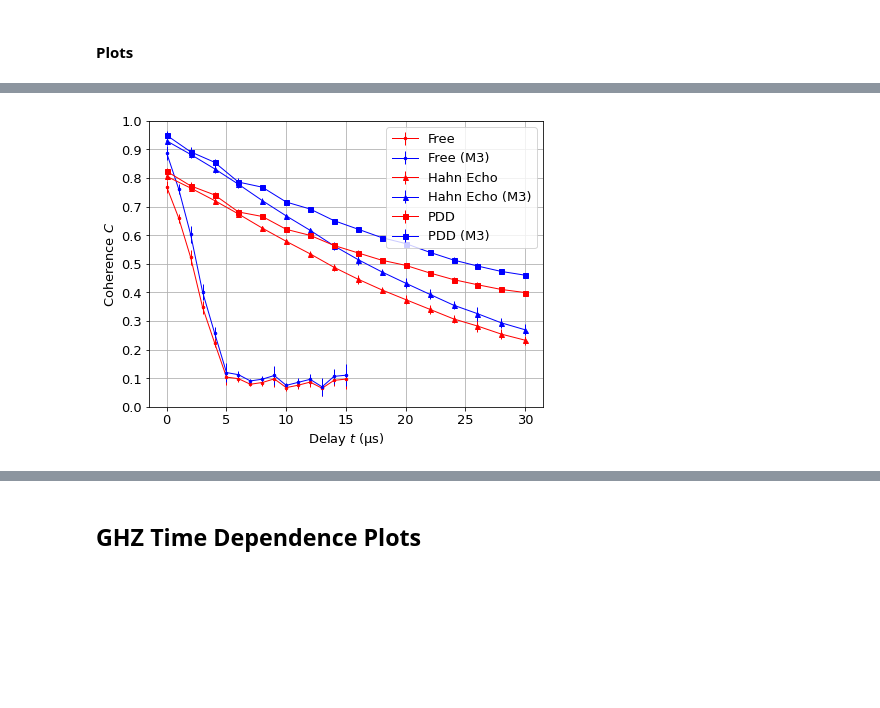
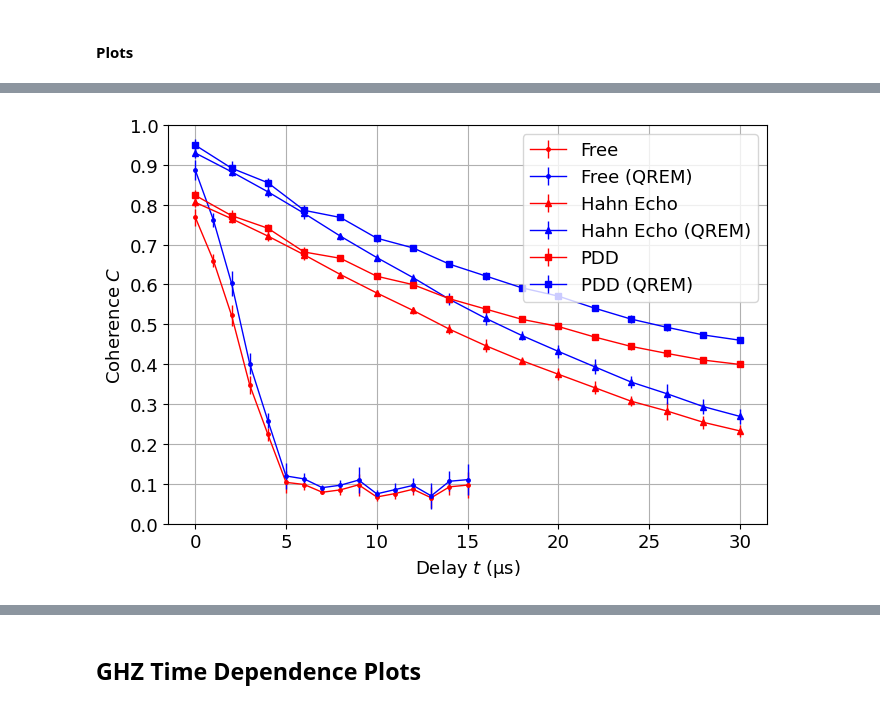
Before and after one commit to jkfids/qiskit-entangle, a Jupyter notebook: code/ghz_decays.ipynb, the cells around one changed output, grey strips where cells are left out. Drawn from its saved outputs; the diff is of its cells as text; code cells hidden in the pictures; blank space fills up the shorter version.

```diff
--- a/code/ghz_decays.ipynb
+++ b/code/ghz_decays.ipynb
@@ -98,6 +101,12 @@ Job ID: 635fba5d49bfe96877d1ac50
 Job ID: 635fba650b130e03e27f24ea
 Job ID: 635fba6b22eb4b718c0878a1
 Job ID: 635fba70c4d85b210bfdabc7
+# %%
+job0a = backend.retrieve_job('635fba4819ac676adf0eab00')
+job0b = backend.retrieve_job('635fba5d49bfe96877d1ac50')
+job0c = backend.retrieve_job('635fba650b130e03e27f24ea')
+job0d = backend.retrieve_job('635fba6b22eb4b718c0878a1')
+#job0e = backend.retrieve_job('635fba70c4d85b210bfdabc7')
 # %%
 #job_list = [job0a]
 job_list = [job0a, job0b, job0c, job0d]
@@ -136,6 +146,12 @@ Job ID: 635fba8919ac6727280eab03
 Job ID: 635fba8f332596235b2f59ee
 Job ID: 635fba9422eb4bd0c50878a3
 Job ID: 635fba9c4b970235334b6113
+# %%
+job1a = backend.retrieve_job('635fba8449bfe9c3f0d1ac52')
+job1b = backend.retrieve_job('635fba8919ac6727280eab03')
+job1c = backend.retrieve_job('635fba8f332596235b2f59ee')
+job1d = backend.retrieve_job('635fba9422eb4bd0c50878a3')
+job1e = backend.retrieve_job('635fba9c4b970235334b6113')
 # %%
 job_list = [job1a, job1b, job1c, job1d, job1e]
 #job_list = [job1a]
@@ -170,13 +187,19 @@ job2c = ghzdelay7_dd1.run_circuits(shots=shots)
 job2d = ghzdelay7_dd1.run_circuits(shots=shots)
 job2e = ghzdelay7_dd1.run_circuits(shots=shots)
 
-#cal = run_cal(backend, filename='calibrations/ghzdelays_cal')
+cal = run_cal(backend, filename='calibrations/ghzdelays_cal')
 # %% [output]
 Job ID: 635fbaae4b970219994b6114
 Job ID: 635fbac14b970216b14b6115
 Job ID: 635fbad5c4d85bb143fdabc8
 Job ID: 635fbae72227c66aa097d3bf
 Job ID: 635fbaf92227c6213497d3c0
+# %%
+job2a = backend.retrieve_job('635fbaae4b970219994b6114')
+job2b = backend.retrieve_job('635fbac14b970216b14b6115')
+job2c = backend.retrieve_job('635fbad5c4d85bb143fdabc8')
+job2d = backend.retrieve_job('635fbae72227c66aa097d3bf')
+job2e = backend.retrieve_job('635fbaf92227c6213497d3c0')
 # %%
 job_list = [job2a, job2b, job2c, job2d, job2e]
 #job_list = [job2a]
@@ -239,36 +267,36 @@ a = 0.9275320419727493, b = 0.024424307524650378
 # %%
-fig, ax = plt.subplots(figsize=(6.5, 5))
+fig, ax = plt.subplots(figsize=(7, 5))
 n = np.sqrt(5)
 markersize=5
 linewidth=1
 
 ax.errorbar(delays_ms0, means0[2][0], means0[2][1], ls='-', color='r', marker='.', markersize=markersize, linewidth=linewidth, label='Free')
-ax.errorbar(delays_ms0, means_mit0[2][0], means_mit0[2][1], ls='-', color='b', marker='.', markersize=markersize, linewidth=linewidth, label='Free (M3)')
+ax.errorbar(delays_ms0, means_mit0[2][0], means_mit0[2][1], ls='-', color='b', marker='.', markersize=markersize, linewidth=linewidth, label='Free (QREM)')
 
 ax.errorbar(delays_ms1, means1[2][0], means1[2][1], ls='-', color='r', marker='^', markersize=markersize, linewidth=linewidth, label='Hahn Echo')
 #ax.plot(X1afit, Y1afit, ls='-', color='r', linewidth=linewidth)
-ax.errorbar(delays_ms1, means_mit1[2][0], means_mit1[2][1], ls='-', color='b', marker='^', markersize=markersize, linewidth=linewidth, label='Hahn Echo (M3)')
+ax.errorbar(delays_ms1, means_mit1[2][0], means_mit1[2][1], ls='-', color='b', marker='^', markersize=markersize, linewidth=linewidth, label='Hahn Echo (QREM)')
 #ax.plot(X1bfit, Y1bfit, ls='-', color='b', linewidth=linewidth)
 
 ax.errorbar(delays_ms1, means2[2][0], means2[2][1], ls='-', color='r', marker='s', markersize=markersize, linewidth=linewidth, label='PDD')
 #ax.plot(X2afit, Y2afit, ls='-', color='r', linewidth=linewidth)
-ax.errorbar(delays_ms1, means_mit2[2][0], means_mit2[2][1], ls='-', color='b', marker='s', markersize=markersize, linewidth=linewidth, label='PDD (M3)')
+ax.errorbar(delays_ms1, means_mit2[2][0], means_mit2[2][1], ls='-', color='b', marker='s', markersize=markersize, linewidth=linewidth, label='PDD (QREM)')
 #ax.plot(X2bfit, Y2bfit, ls='-', color='b', linewidth=linewidth)
 
 #ax.errorbar(delays_ms1, means3[2][0], means3[2][1], ls='-', color='r', marker='s', markersize=markersize)
 #ax.errorbar(delays_ms1, means_mit3[2][0], means_mit3[2][1], ls='-', color='b', marker='s', markersize=markersize)
 
 ax.set_ylim(0, 1)
 ax.set_yticks(np.arange(0, 1.1, 0.1))
 
 ax.set_ylabel('Coherence $\it{C}$')
 ax.set_xlabel('Delay $\it{t}$ (μs)')
 ax.grid()
 ax.legend()
 #ax.margins(x=0)
 
 fig.set_tight_layout(True)
 fig.savefig('output/ddplotc', dpi=300)
 # %% [output]
-[figure, old version]
+[figure, new version]
 # %%
```
Also changed, not shown: parts of 38 cells of this notebook, 18 other files.
